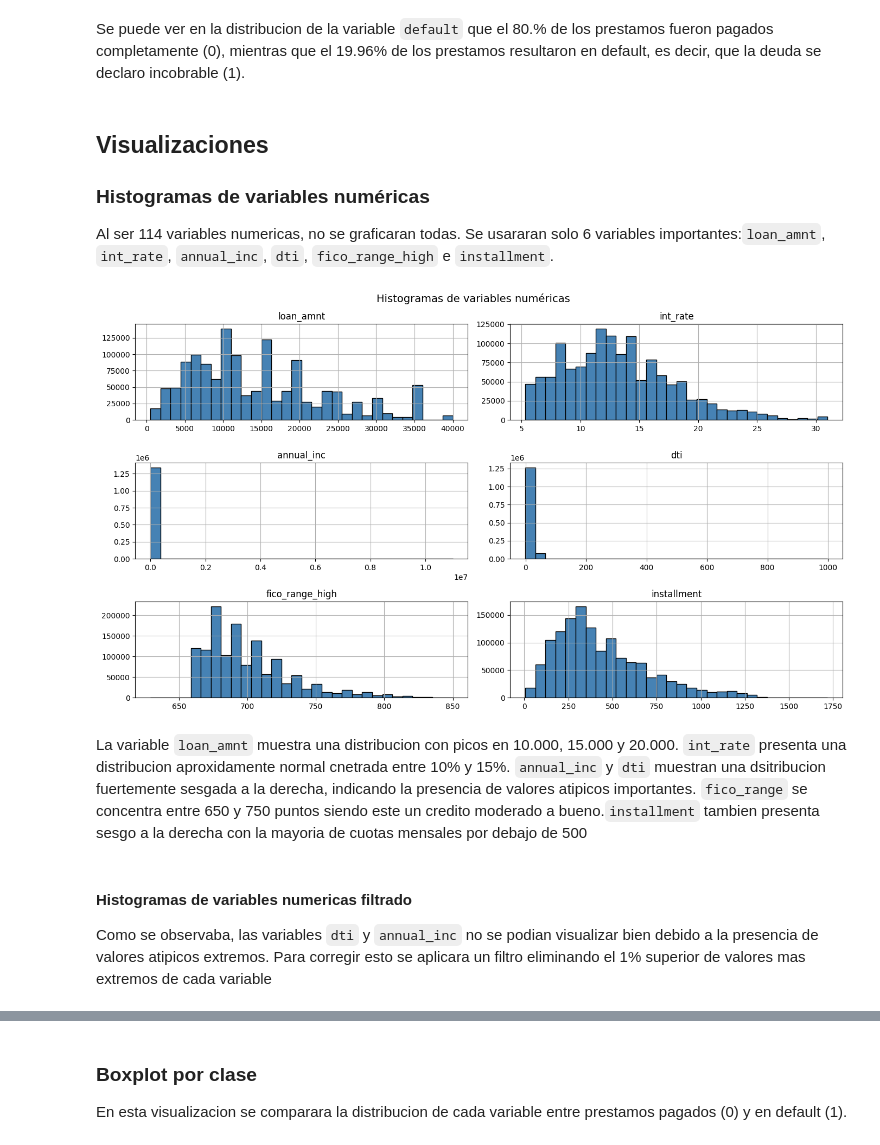
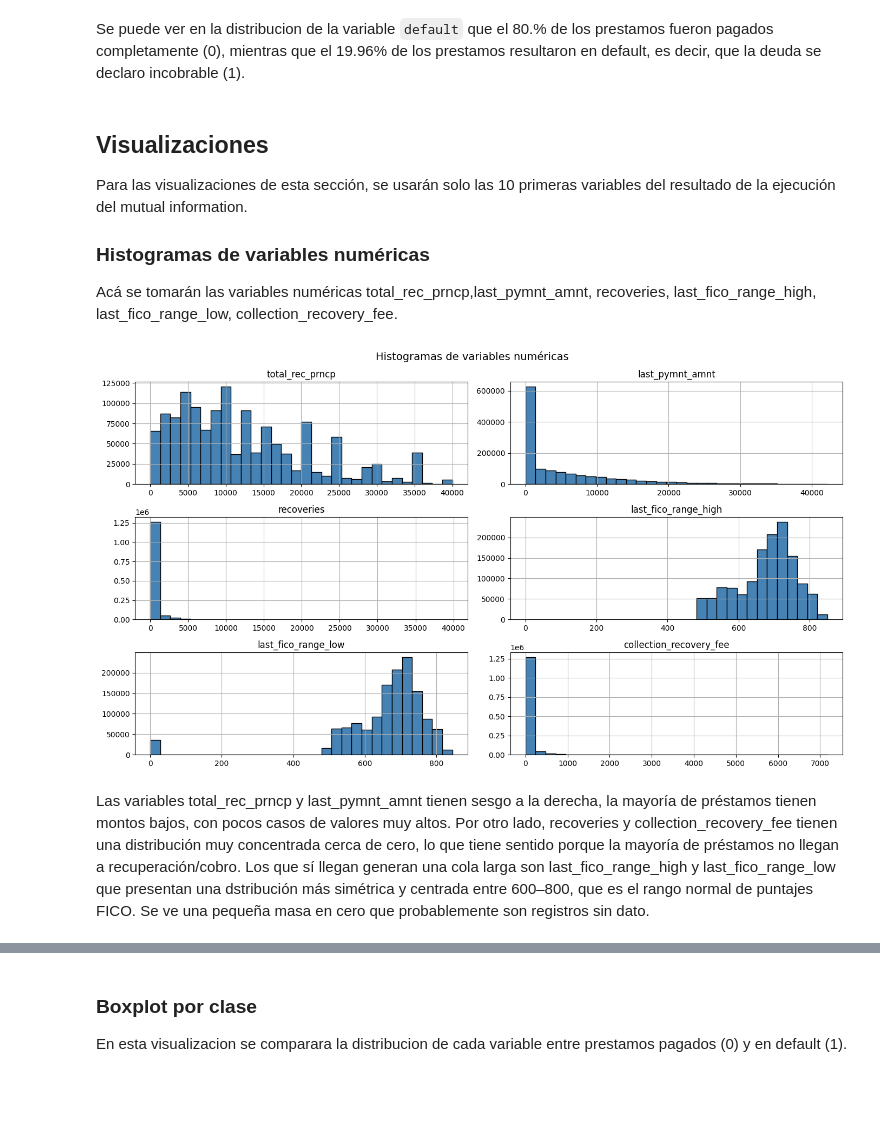
Before and after one commit to T1fff/Mini-Proyecto-Riesgo-Abandono-Universitarios, a Jupyter notebook: index.ipynb, the cells around one changed output, grey strips where cells are left out. Cells and saved outputs as stored; diff of their text form; code cells hidden in the pictures; blank space fills up the shorter version.

```diff
--- a/index.ipynb
+++ b/index.ipynb
@@ -29,7 +34,7 @@ import time
 import warnings
 warnings.filterwarnings('ignore')
 # %%
-datos = pd.read_csv('aceptados.csv')
+datos = pd.read_csv("/Users/pctm/Documents/archive/accepted_2007_to_2018q4.csv/accepted_2007_to_2018Q4.csv")
 pd.options.display.float_format = '{:,.2f}'.format
 print(datos.info())
 # %% [output]
@@ -89,0 +132,4 @@ Se observan las primeras 5 filas del dataset con sus 151 columnas mencionadas an
+# %%
+mi_series.head(10)
+cols_mi = mi_series.head(10).index.tolist()
+print(cols_mi)
@@ -198,20 +248,16 @@ Name: proportion, dtype: float64
 Se puede ver en la distribucion de la variable `default` que el 80.% de los prestamos fueron pagados completamente (0), mientras que el 19.96% de los prestamos resultaron en default, es decir, que la deuda se declaro incobrable (1).
 # %% [markdown]
 ## Visualizaciones
+Para las visualizaciones de esta sección, se usarán solo las 10 primeras variables del resultado de la ejecución del mutual information.
+
 ### Histogramas de variables numéricas
-Al ser 114 variables numericas, no se graficaran todas. Se usararan solo 6 variables importantes:`loan_amnt`, `int_rate`, `annual_inc`,
-`dti`, `fico_range_high` e `installment`.
+Acá se tomarán las variables numéricas total_rec_prncp,last_pymnt_amnt, recoveries, last_fico_range_high, last_fico_range_low, collection_recovery_fee.
 # %%
-cols = ["loan_amnt", "int_rate", "annual_inc", "dti", "fico_range_high", "installment"]
-
-df[cols].hist(bins=30, figsize=(14, 8), color="steelblue", edgecolor="black")
+df[cols_mi].hist(bins=30, figsize=(14, 8), color="steelblue", edgecolor="black")
 plt.suptitle("Histogramas de variables numéricas", fontsize=14)
 plt.tight_layout()
 plt.show()
 # %% [output]
-[figure, old version]
+[figure, new version]
 # %% [markdown]
-La variable `loan_amnt` muestra una distribucion con picos en 10.000, 15.000 y 20.000. `int_rate` presenta una distribucion aproxidamente normal cnetrada entre 10% y 15%. `annual_inc` y `dti` muestran una dsitribucion fuertemente sesgada a la derecha, indicando la presencia de valores atipicos importantes. `fico_range` se concentra entre 650 y 750 puntos siendo este un credito moderado a bueno.`installment` tambien presenta sesgo a la derecha con la mayoria de cuotas mensales por debajo de 500
+Las variables total_rec_prncp y last_pymnt_amnt tienen sesgo a la derecha, la mayoría de préstamos tienen montos bajos, con pocos casos de valores muy altos. Por otro lado, recoveries y collection_recovery_fee tienen una distribución muy concentrada cerca de cero, lo que tiene sentido porque la mayoría de préstamos no llegan a recuperación/cobro. Los que sí llegan generan una cola larga son last_fico_range_high y last_fico_range_low que presentan una dstribución más simétrica y centrada entre 600–800, que es el rango normal de puntajes FICO. Se ve una pequeña masa en cero que probablemente son registros sin dato.
-# %% [markdown]
-#### Histogramas de variables numericas filtrado
-Como se observaba, las variables `dti` y `annual_inc` no se podian visualizar bien debido a la presencia de valores atipicos extremos. Para corregir esto se aplicara un filtro eliminando el 1% superior de valores mas extremos de cada variable
```
Also changed, not shown: parts of 43 cells of this notebook.
